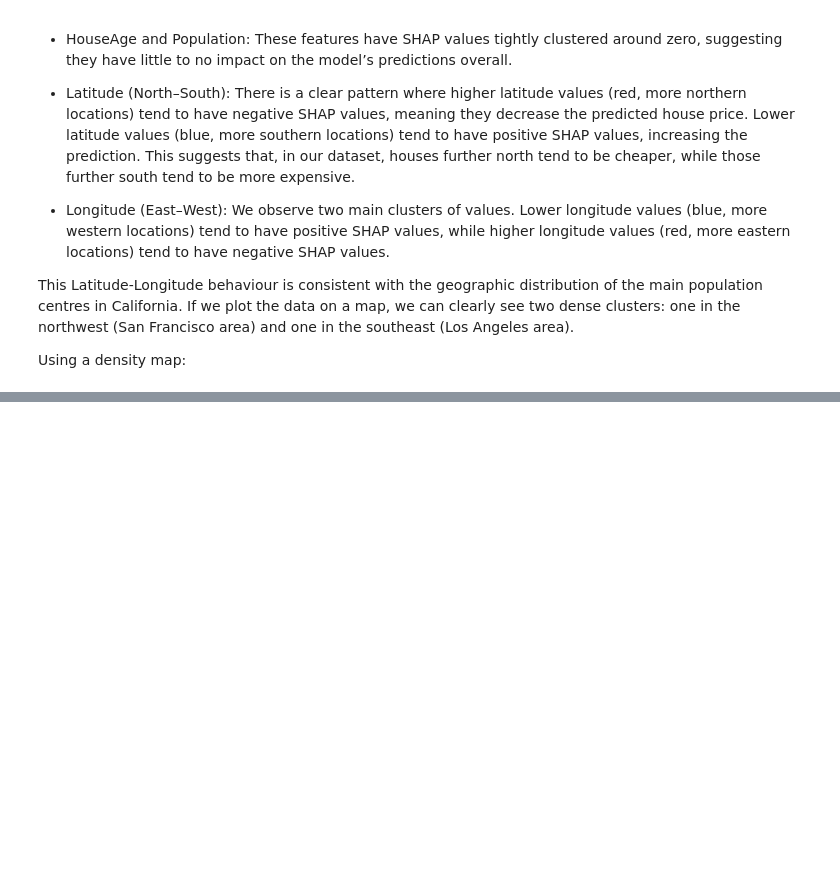
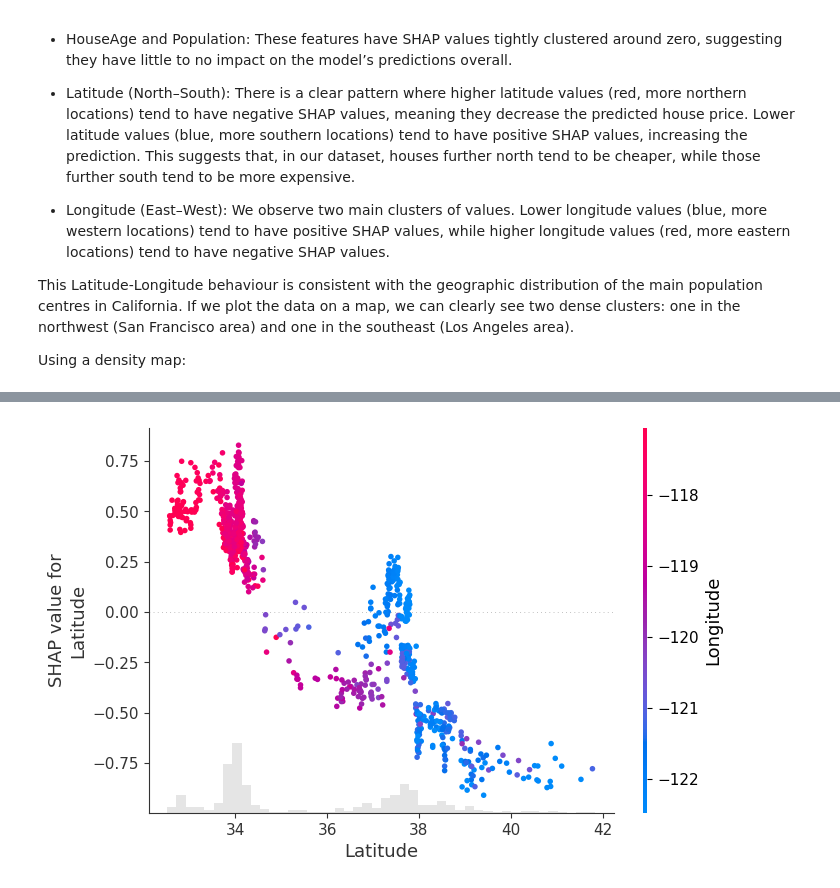
Before and after one commit to JorgeIvanJH/Explainability-in-ML-models, a Jupyter notebook: explainability.ipynb, the cells around one changed output, grey strips where cells are left out. Saved outputs shown, nothing was run; the diff lists cells and outputs as text; code cells hidden in the pictures; blank space fills up the shorter version.

```diff
--- a/explainability.ipynb
+++ b/explainability.ipynb
@@ -226,0 +346,4 @@ Content heavily inspired by the tutorials in: https://shap.readthedocs.io/en/lat
+# %%
+shap.plots.scatter(shap_values[:, "Latitude"], color=shap_values)
+# %% [output]
+[figure, added]
```
Also changed, not shown: parts of 33 cells of this notebook.
